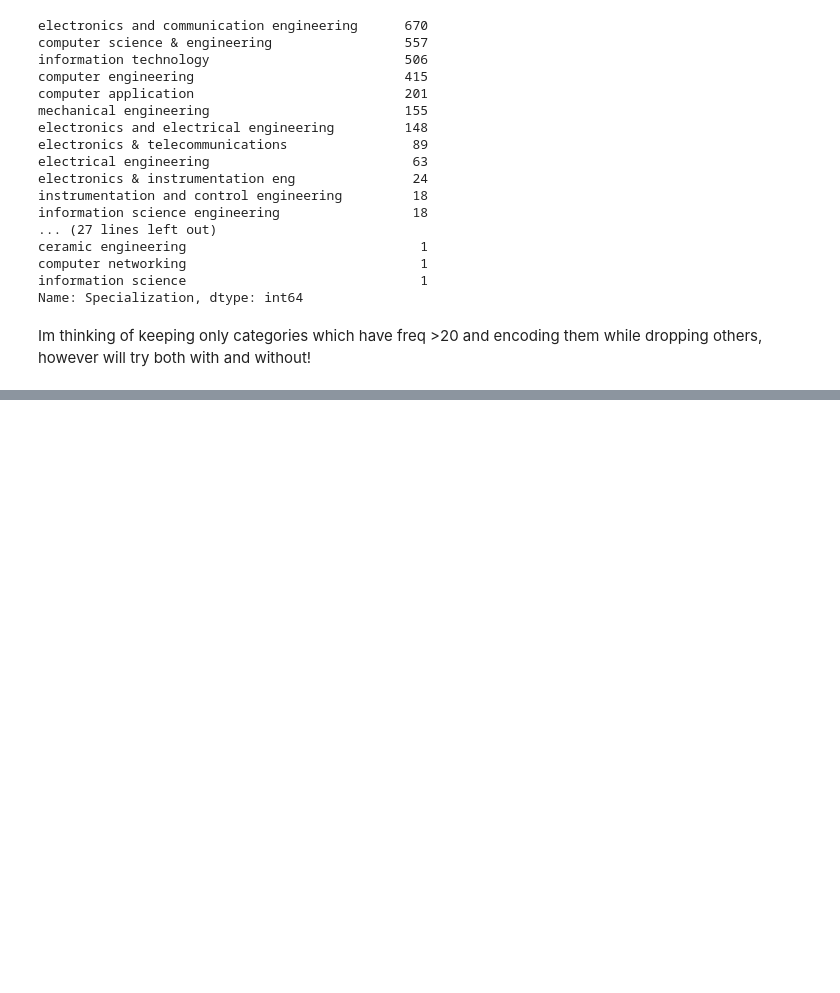
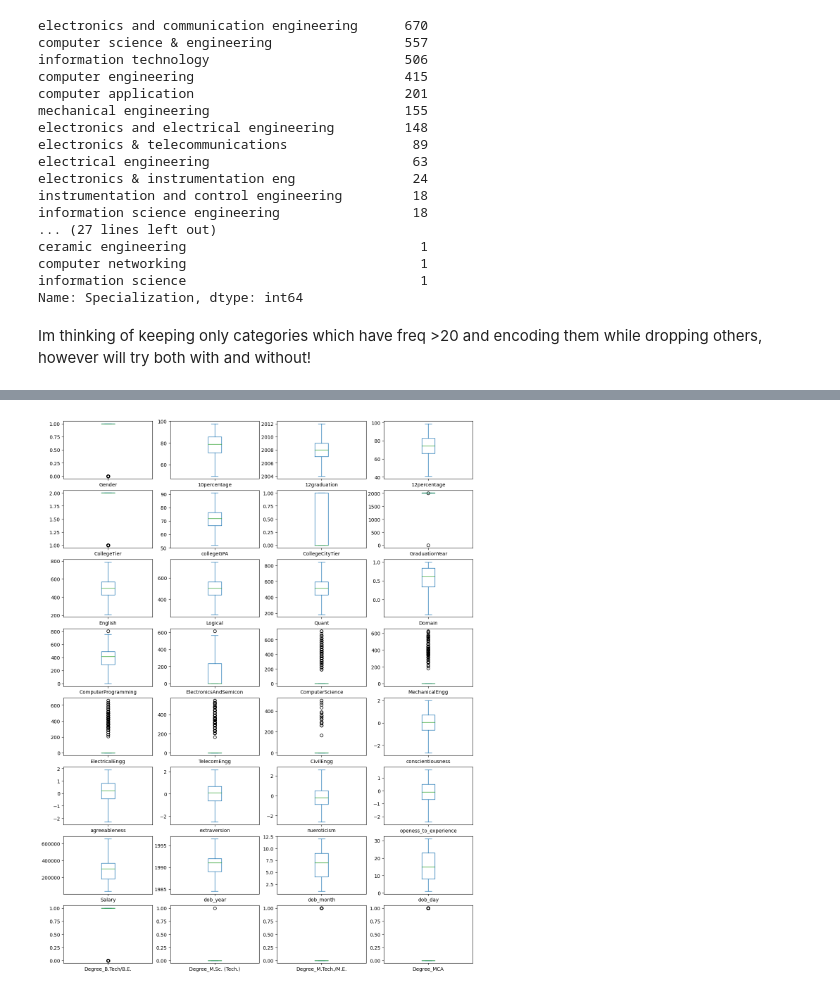
Before and after one commit to Sharzzz001/Machine-Learning-Applications-and-Kaggle-Competitions, a Jupyter notebook: Self-Projects/Engineering Salary Prediction/main.ipynb, the cells around one changed output, grey strips where cells are left out. Cells and saved outputs as stored; diff of their text form; code cells hidden in the pictures; blank space fills up the shorter version.

```diff
--- a/Self-Projects/Engineering Salary Prediction/main.ipynb
+++ b/Self-Projects/Engineering Salary Prediction/main.ipynb
@@ -261,0 +325,6 @@ Im thinking of keeping only categories which have freq >20 and encoding them whi
+# %%
+a = df1.columns.tolist()
+# %%
+for i in a:
+    if i in rem_list:
+        a.remove(i)
@@ -261,0 +364,2 @@ Im thinking of keeping only categories which have freq >20 and encoding them whi
+# %%
+df1 = treat_outliers_all(df1 , a)
@@ -261,0 +379,5 @@ Im thinking of keeping only categories which have freq >20 and encoding them whi
+# %%
+df1.plot(kind = "box",subplots = True,layout = (8,4),figsize=(15,20)) #Boxplot to check the outliers
+plt.show()
+# %% [output]
+[figure, added]
```
Also changed, not shown: parts of 55 cells of this notebook, 1 other file.
